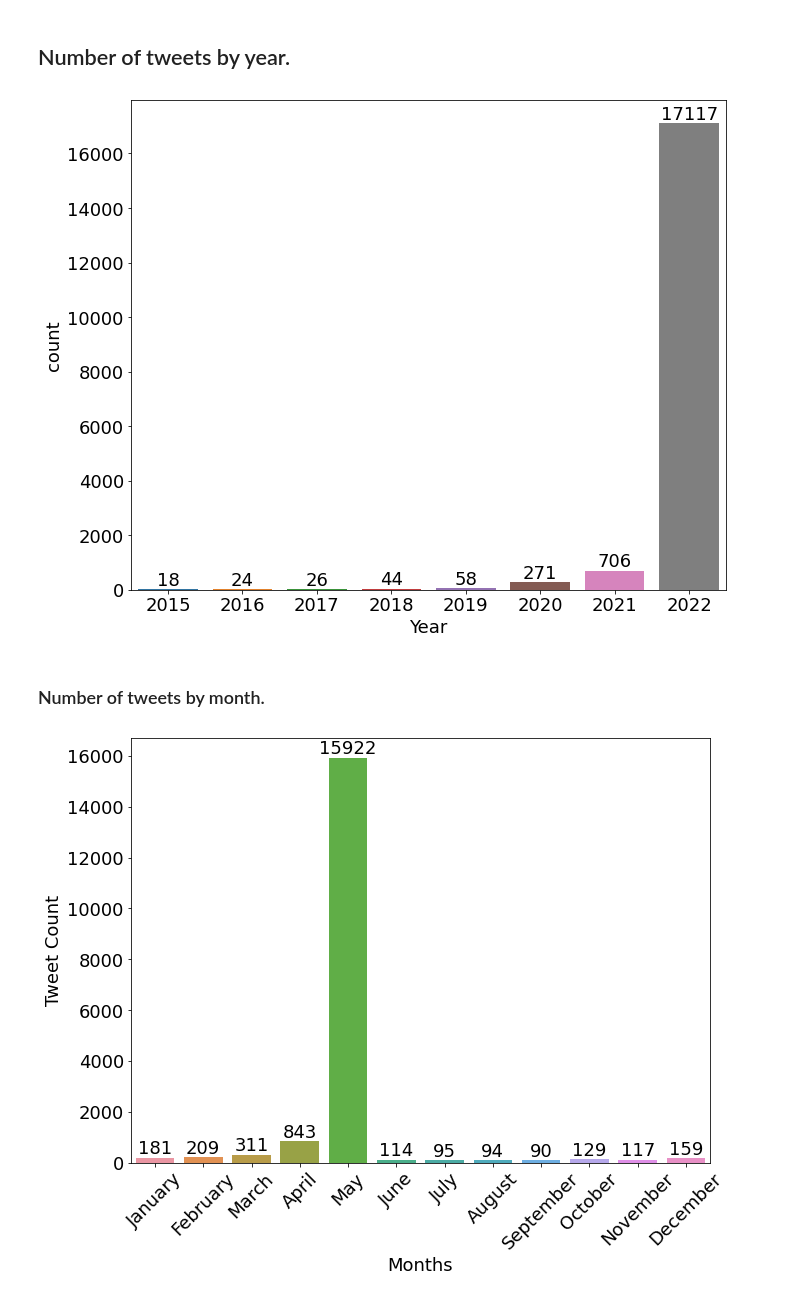
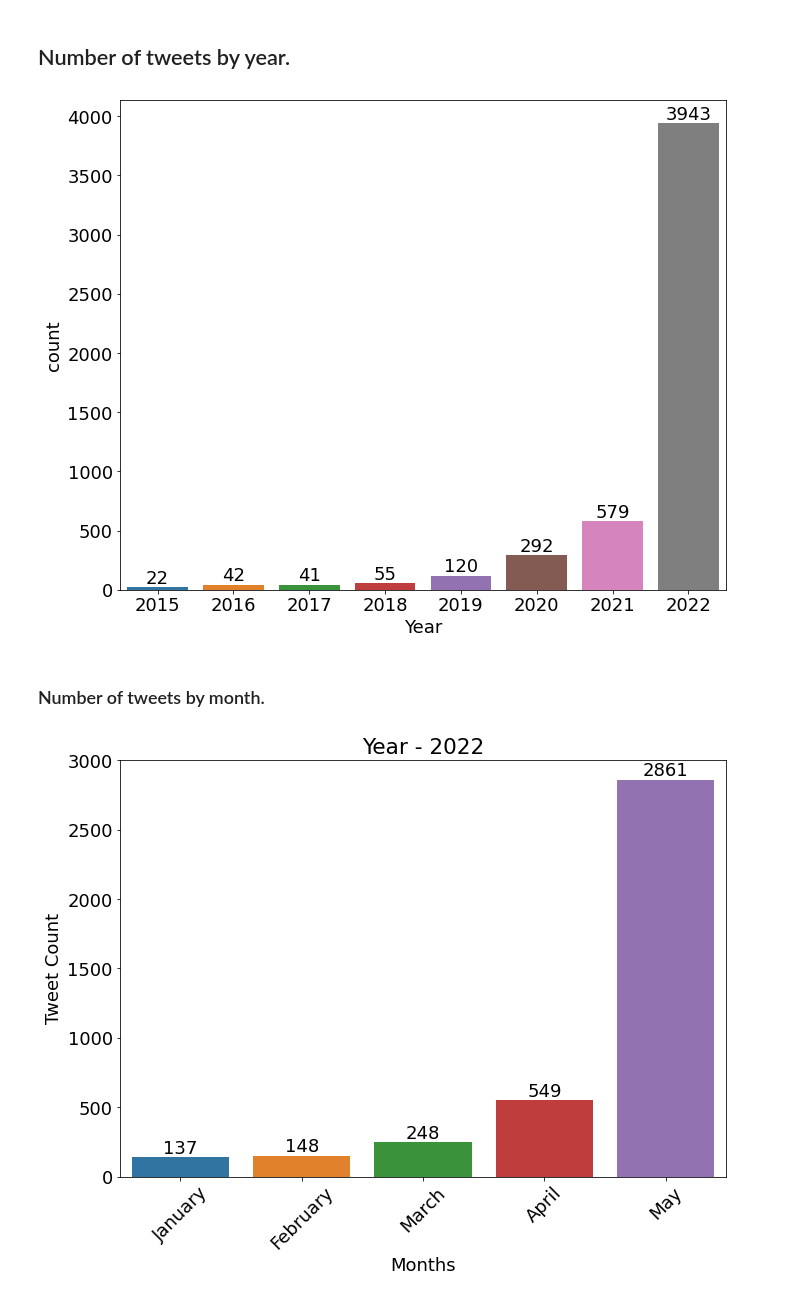
Before and after one commit to naamiinepal/IPV-detection, a Jupyter notebook: notebooks/analyze_tweets.ipynb, the cells around one changed output. Drawn from its saved outputs; the diff is of its cells as text; code cells hidden in the pictures.

Commit message:
Plot analysis

```diff
--- a/notebooks/analyze_tweets.ipynb
+++ b/notebooks/analyze_tweets.ipynb
@@ -59,6 +59,6 @@ df_tweet['date'] = pd.to_datetime(df_tweet['date'])
 # %% [markdown]
 ## Read file.
 # %%
-df = pd.read_excel(r'D:\ML_projects\IPV-Scraper\results\all_keywords\scraped_all_keywords_04-05-022.xlsx')
-df.shape
+df_tweet = pd.read_excel(r'D:\ML_projects\IPV-Scraper\results\all_keywords\scraped_all_keywords_15-05-022.xlsx')
+df_tweet.shape
 # %% [output]
@@ -69,3 +65,0 @@ exclude = exclude.split("_")
-# %%
-df_tweet = df[~df['keyword'].isin(exclude)]
-df_tweet.shape
@@ -87,24 +79,30 @@ plt.xlabel('Year')
 plt.tight_layout()
 plt.show()
 # %% [output]
-[figure, old version]
+[figure, new version]
 # %% [markdown]
 ### Number of tweets by month.
 # %%
+# All tweets in the year 2022.
 in_2022 = df_tweet.loc[df_tweet.date.dt.year == 2022]
 
+# Set plot.
 plt.figure(figsize = (10,8))
 plot = sns.countplot(in_2022.date.dt.month)
 for container in plot.containers:
         plot.bar_label(container)
 
-months = [calendar.month_name[ii] for ii in range(1, 12+1)]
+# Get month names.
+months = [calendar.month_name[ii] for ii in range(1, 12+1)]     # All twelve month names.
+months = months[:datetime.now().month]                          # Till current month (from January).
+
+# Plot settings.
 plot.set_xticklabels(months, rotation = 45)
 plt.xlabel('Months')
 plt.ylabel('Tweet Count')
 plt.title('Year - 2022')
 plt.tight_layout()
 plt.show()
 # %% [output]
-[figure, old version]
+[figure, new version]
 # %% [markdown]
```
Also changed, not shown: parts of 12 cells of this notebook.
